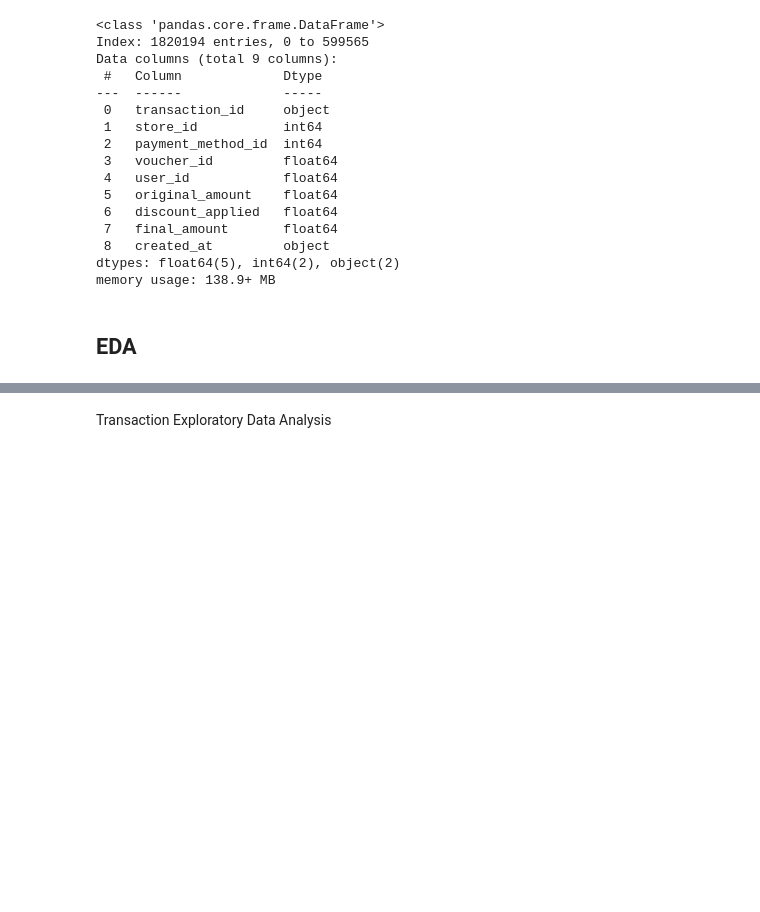
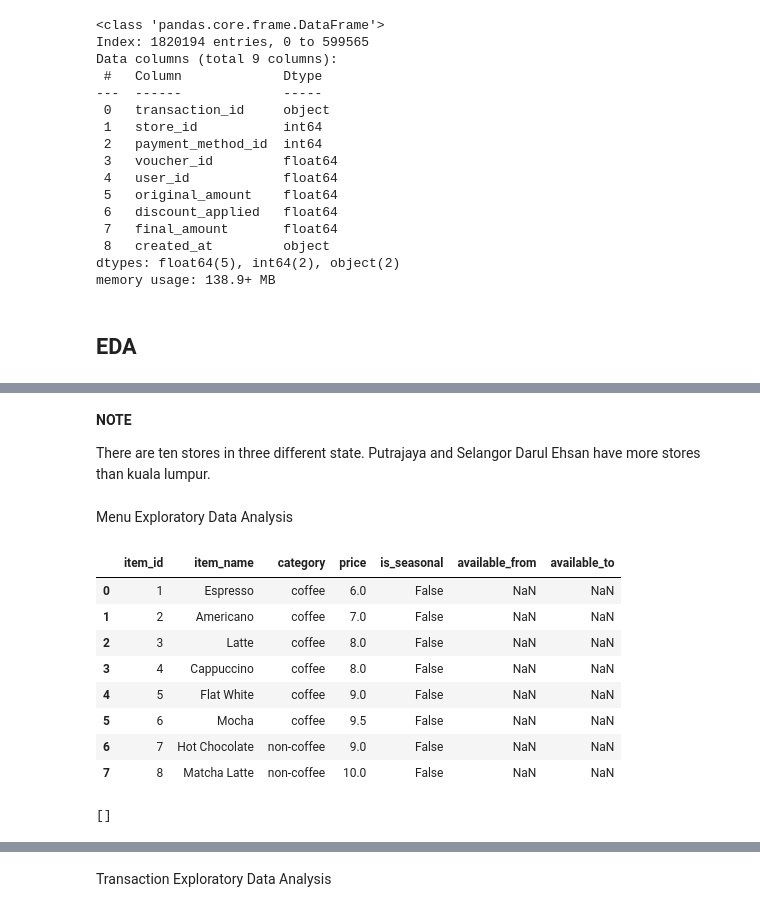
Before and after one commit to enthokz/GCoffee-Shop-Analysis, a Jupyter notebook: Gcoffe_EDA.ipynb, the cells around one changed output, grey strips where cells are left out. Drawn from its saved outputs; the diff is of its cells as text; code cells hidden in the pictures; blank space fills up the shorter version.

```diff
--- a/Gcoffe_EDA.ipynb
+++ b/Gcoffe_EDA.ipynb
@@ -45,0 +94,28 @@ memory usage: 138.9+ MB
+# %% [markdown]
+**NOTE**
+
+There are ten stores in three different state. Putrajaya and Selangor Darul Ehsan have more stores than kuala lumpur.
+# %% [markdown]
+Menu Exploratory Data Analysis
+# %%
+menu
+# %% [output]
+|  | item_id | item_name | category | price | is_seasonal | available_from | available_to |
+| 0 | 1 | Espresso | coffee | 6.0 | False | NaN | NaN |
+| 1 | 2 | Americano | coffee | 7.0 | False | NaN | NaN |
+| 2 | 3 | Latte | coffee | 8.0 | False | NaN | NaN |
+| 3 | 4 | Cappuccino | coffee | 8.0 | False | NaN | NaN |
+| 4 | 5 | Flat White | coffee | 9.0 | False | NaN | NaN |
+| 5 | 6 | Mocha | coffee | 9.5 | False | NaN | NaN |
+| 6 | 7 | Hot Chocolate | non-coffee | 9.0 | False | NaN | NaN |
+| 7 | 8 | Matcha Latte | non-coffee | 10.0 | False | NaN | NaN |
+# %%
+memen= menu['item_id']
+le= trx25.merge(item_25[['transaction_id','item_id']], on='transaction_id', how='left')
+po=[]
+for i in memen:
+    if i not in le['item_id'] and po:
+        po.append(i)
+print(po)
+# %% [output]
+[]
```
Also changed, not shown: parts of 14 cells of this notebook, 2 other files.
